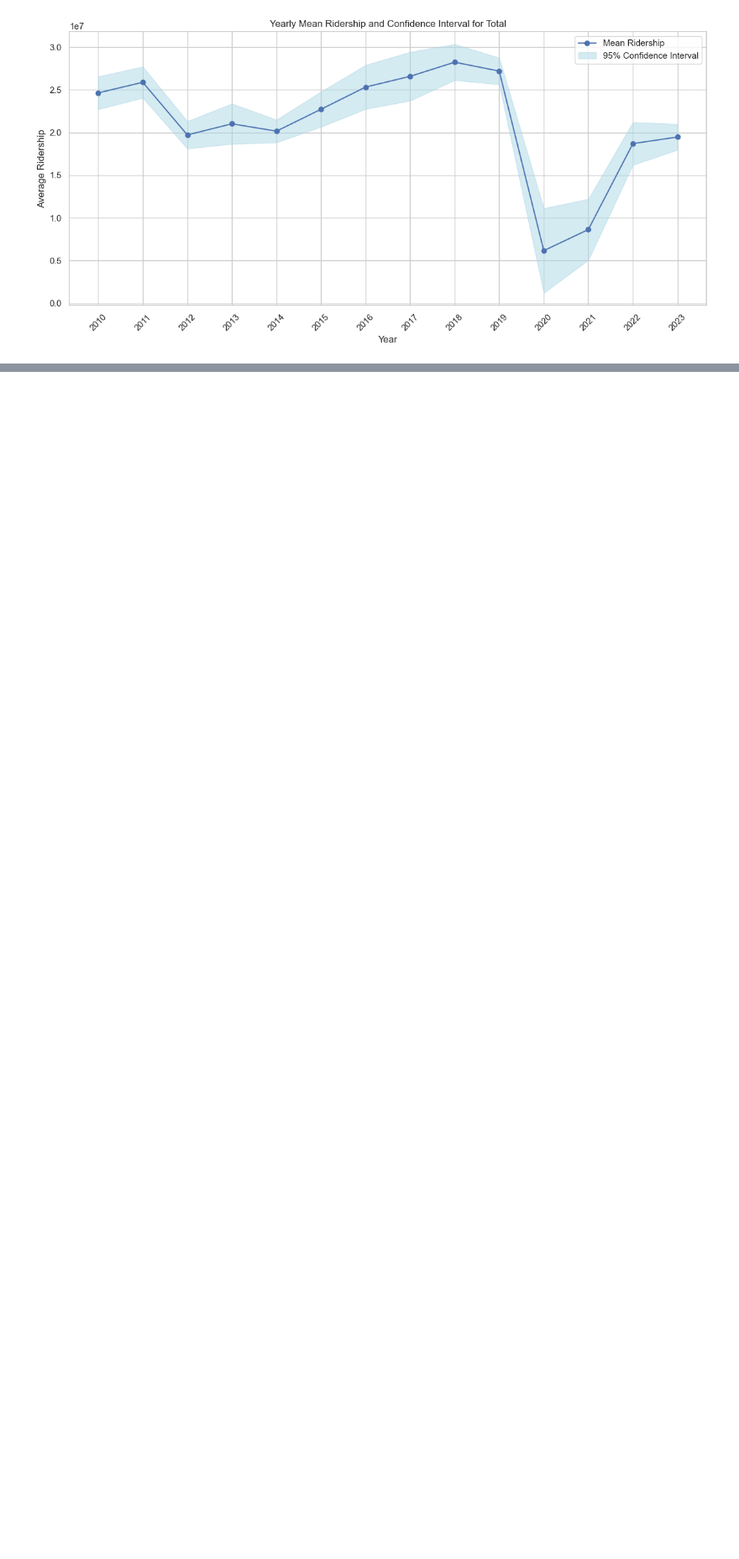
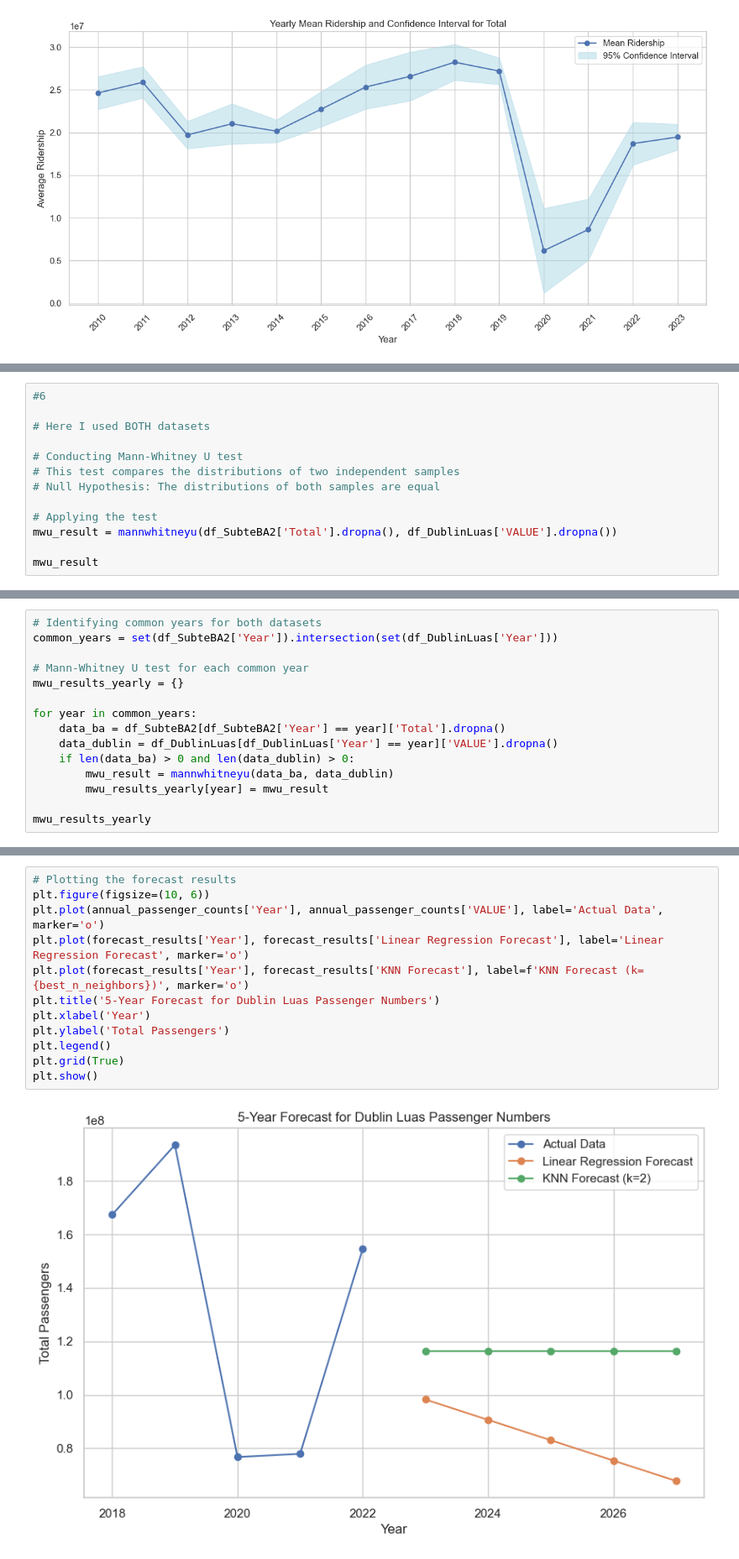
Before and after one commit to CCT2017156/MSC_DA__CA2, a Jupyter notebook: CA2/JupyterNotebook/MSC_DA_CA2.ipynb, the cells around one changed output, grey strips where cells are left out. Shown at 84% size. Saved outputs shown, nothing was run; the diff lists cells and outputs as text; blank space fills up the shorter version.

Commit message:
Models and cross validation
I used KNN and Linear Regression, I also did cross validation

```diff
--- a/CA2/JupyterNotebook/MSC_DA_CA2.ipynb
+++ b/CA2/JupyterNotebook/MSC_DA_CA2.ipynb
@@ -689,3 +730,16 @@ Chi2ContingencyResult(statistic=95.98983739837398, pvalue=9.88617668647293e-15,
        [6.07228916, 5.92771084],
        [6.07228916, 5.92771084],
        [5.06024096, 4.93975904]]))
+# %%
+#6
+
+# Here I used BOTH datasets
+
+# Conducting Mann-Whitney U test
+# This test compares the distributions of two independent samples
+# Null Hypothesis: The distributions of both samples are equal
+
+# Applying the test
+mwu_result = mannwhitneyu(df_SubteBA2['Total'].dropna(), df_DublinLuas['VALUE'].dropna())
+
+mwu_result
@@ -691,0 +748,15 @@ Chi2ContingencyResult(statistic=95.98983739837398, pvalue=9.88617668647293e-15,
+# %%
+# Identifying common years for both datasets
+common_years = set(df_SubteBA2['Year']).intersection(set(df_DublinLuas['Year']))
+
+# Mann-Whitney U test for each common year
+mwu_results_yearly = {}
+
+for year in common_years:
+    data_ba = df_SubteBA2[df_SubteBA2['Year'] == year]['Total'].dropna()
+    data_dublin = df_DublinLuas[df_DublinLuas['Year'] == year]['VALUE'].dropna()
+    if len(data_ba) > 0 and len(data_dublin) > 0:
+        mwu_result = mannwhitneyu(data_ba, data_dublin)
+        mwu_results_yearly[year] = mwu_result
+
+mwu_results_yearly
@@ -691,0 +836,14 @@ Chi2ContingencyResult(statistic=95.98983739837398, pvalue=9.88617668647293e-15,
+# %%
+# Plotting the forecast results
+plt.figure(figsize=(10, 6))
+plt.plot(annual_passenger_counts['Year'], annual_passenger_counts['VALUE'], label='Actual Data', marker='o')
+plt.plot(forecast_results['Year'], forecast_results['Linear Regression Forecast'], label='Linear Regression Forecast', marker='o')
+plt.plot(forecast_results['Year'], forecast_results['KNN Forecast'], label=f'KNN Forecast (k={best_n_neighbors})', marker='o')
+plt.title('5-Year Forecast for Dublin Luas Passenger Numbers')
+plt.xlabel('Year')
+plt.ylabel('Total Passengers')
+plt.legend()
+plt.grid(True)
+plt.show()
+# %% [output]
+[figure, added]
```
Also changed, not shown: parts of 33 cells of this notebook.
